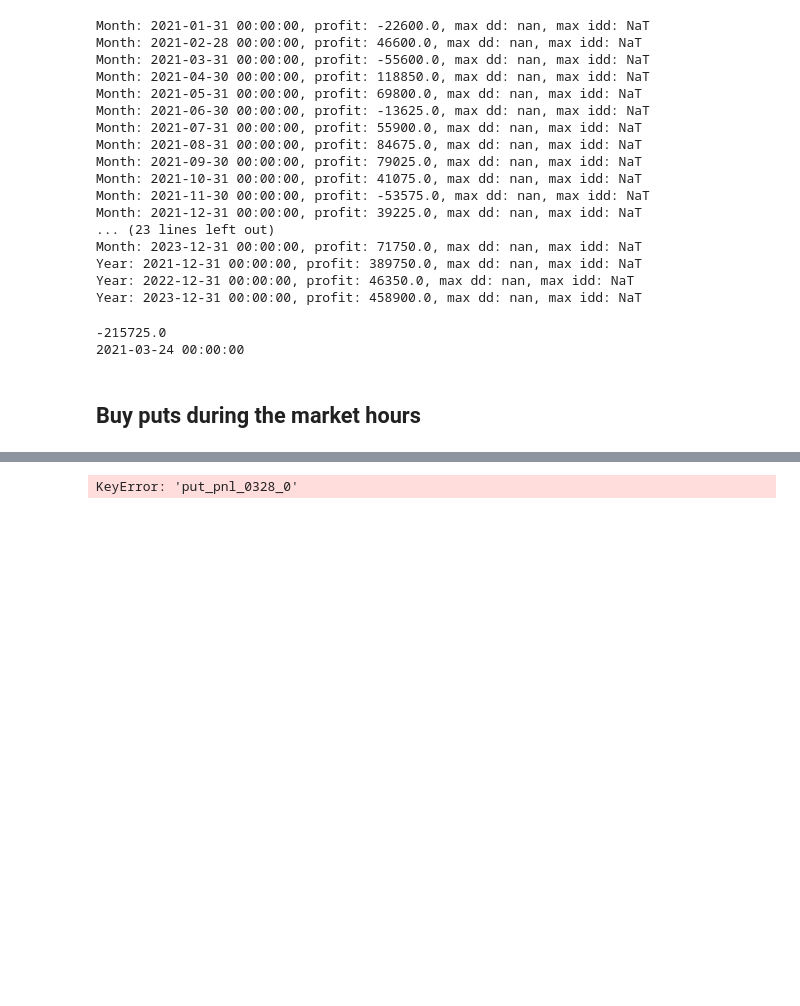
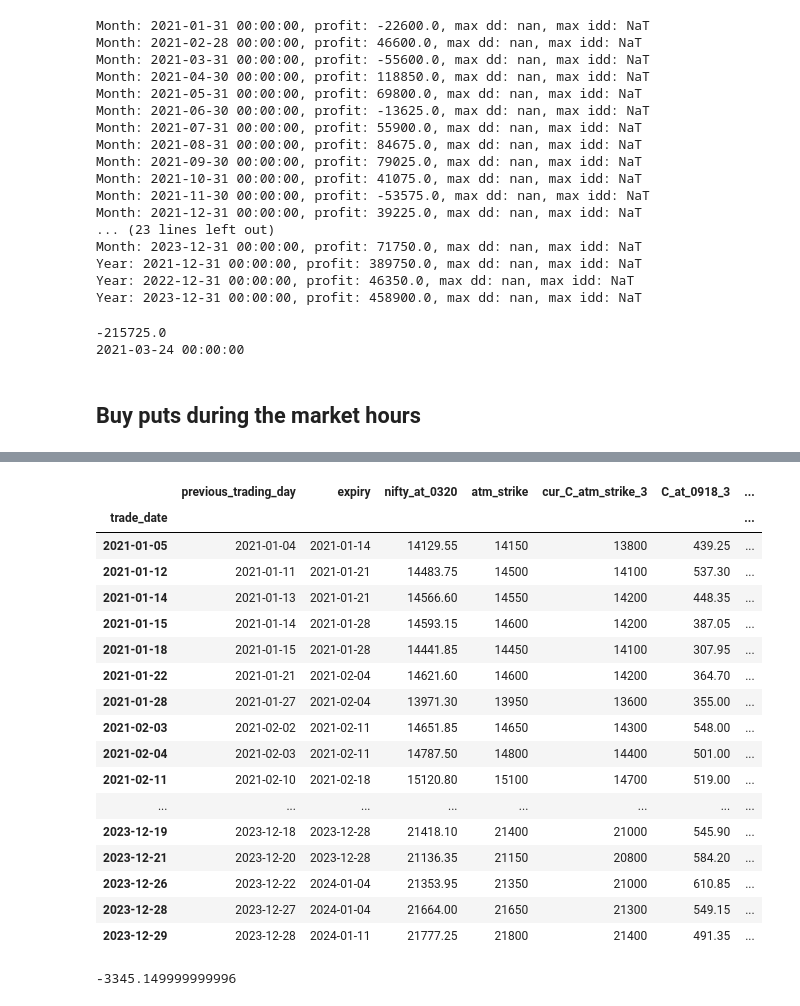
Before and after one commit to nitmnit/nifty-analysis, a Jupyter notebook: gapup.ipynb, the cells around one changed output, grey strips where cells are left out. Saved outputs shown, nothing was run; the diff lists cells and outputs as text; code cells hidden in the pictures; blank space fills up the shorter version.

Commit message:
gapup with call side during market hours experiments which failed

```diff
--- a/gapup.ipynb
+++ b/gapup.ipynb
@@ -112,9 +112,9 @@ train_dates = train_dates.copy()
 
 # train_dates["trade_day_before_expiry"] = train_dates.expiry - pd.Timedelta(days=day_before_expiry)
 train_dates.loc[:, "nifty_at_0320"] = train_dates.apply(lambda r: get_nifty_price(r.previous_trading_day.date(), dt.time(hour=15, minute=20)), axis=1)
-train_dates.loc[:, "td_nifty_at_0918"] = train_dates.apply(lambda r: get_nifty_price(r.name.date(), sell_time), axis=1)
-train_dates.loc[:, "td_nifty_at_0328"] = train_dates.apply(lambda r: get_nifty_price(r.name.date(), buy_time), axis=1)
-train_dates.loc[:, "td_nifty_diff"] = train_dates.td_nifty_at_0918 - train_dates.td_nifty_at_0328
+train_dates.loc[:, "td_nifty_at_0918"] = train_dates.apply(lambda r: get_nifty_price(r.name.date(), dt.time(hour=9, minute=15)), axis=1)
+train_dates.loc[:, "td_nifty_at_0328"] = train_dates.apply(lambda r: get_nifty_price(r.name.date(), dt.time(hour=15, minute=29)), axis=1)
+train_dates.loc[:, "td_nifty_diff"] = train_dates.td_nifty_at_0328 - train_dates.td_nifty_at_0918
 train_dates.loc[:, "nifty_at_buy"] = train_dates.apply(lambda r: get_nifty_price(r.previous_trading_day.date(), buy_time), axis=1)
 train_dates.loc[:, "nifty_at_sell"] = train_dates.apply(lambda r: get_nifty_price(r.name.date(), sell_time), axis=1)
 train_dates.loc[:, "nifty_diff"] = train_dates.nifty_at_sell - train_dates.nifty_at_buy
@@ -422,22 +449,45 @@ put PnL at 3:28 for strike: 3, Total: -518050.0, Per Day: -1407.7445652173913, D
 # %%
-num = 0
+num = 3
 pd.set_option("display.max_colwidth", None)
 pd.set_option("display.max_rows", 2000)
-pnl_key = f"put_pnl_0328_{num}"
+pnl_key = f"{otype}_pnl_0328_{num}"
 train_dates["dd"] = train_dates[pnl_key]
 
-for idx, row in train_dates.iterrows():
-    pr = train_dates.shift(1).loc[idx]
+for idx, row in train_dates[train_dates[f"{otype}_pnl_0328_{num}"].notna()].iterrows():
+    pr = train_dates[train_dates[f"{otype}_pnl_0328_{num}"].notna()].shift(1).loc[idx]
     if pd.isna(pr.atm_strike) or pd.isnull(pr.atm_strike):
         continue
     train_dates.loc[idx, "dd"] = pr.dd + row[pnl_key]
 
 def format_float(value):
     return f'{value:.2f}'
 
 # Set the display.float_format option to use the formatting function
 pd.options.display.float_format = format_float
+train_dates.style.set_sticky(axis="columns")
 
-train_dates[["previous_trading_day", "expiry", "nifty_at_0320", "atm_strike", f"cur_put_atm_strike_{num}", f"put_at_0918_{num}", f"put_at_0328_{num}", pnl_key, "td_nifty_diff", "td_nifty_at_0918", "td_nifty_at_1528", f"put_pnl_pc_{num}", "dd"]]
+train_dates[train_dates[f"{otype}_pnl_0328_{num}"].notna()][["previous_trading_day", "expiry", "nifty_at_0320", "atm_strike", f"cur_{otype}_atm_strike_{num}", f"{otype}_at_0918_{num}", f"{otype}_at_0328_{num}", pnl_key, "td_nifty_diff", "td_nifty_at_0918", "td_nifty_at_0328", f"{otype}_pnl_pc_{num}", "dd"]]
 # %% [output]
-KeyError: 'put_pnl_0328_0'
+|  | previous_trading_day | expiry | nifty_at_0320 | atm_strike | cur_C_atm_strike_3 | C_at_0918_3 | ... |
+| trade_date |  |  |  |  |  |  | ... |
+| 2021-01-05 | 2021-01-04 | 2021-01-14 | 14129.55 | 14150 | 13800 | 439.25 | ... |
+| 2021-01-12 | 2021-01-11 | 2021-01-21 | 14483.75 | 14500 | 14100 | 537.30 | ... |
+| 2021-01-14 | 2021-01-13 | 2021-01-21 | 14566.60 | 14550 | 14200 | 448.35 | ... |
+| 2021-01-15 | 2021-01-14 | 2021-01-28 | 14593.15 | 14600 | 14200 | 387.05 | ... |
+| 2021-01-18 | 2021-01-15 | 2021-01-28 | 14441.85 | 14450 | 14100 | 307.95 | ... |
+| 2021-01-22 | 2021-01-21 | 2021-02-04 | 14621.60 | 14600 | 14200 | 364.70 | ... |
+| 2021-01-28 | 2021-01-27 | 2021-02-04 | 13971.30 | 13950 | 13600 | 355.00 | ... |
+| 2021-02-03 | 2021-02-02 | 2021-02-11 | 14651.85 | 14650 | 14300 | 548.00 | ... |
+| 2021-02-04 | 2021-02-03 | 2021-02-11 | 14787.50 | 14800 | 14400 | 501.00 | ... |
+| 2021-02-11 | 2021-02-10 | 2021-02-18 | 15120.80 | 15100 | 14700 | 519.00 | ... |
+| ... | ... | ... | ... | ... | ... | ... | ... |
+| 2023-12-19 | 2023-12-18 | 2023-12-28 | 21418.10 | 21400 | 21000 | 545.90 | ... |
+| 2023-12-21 | 2023-12-20 | 2023-12-28 | 21136.35 | 21150 | 20800 | 584.20 | ... |
+| 2023-12-26 | 2023-12-22 | 2024-01-04 | 21353.95 | 21350 | 21000 | 610.85 | ... |
+| 2023-12-28 | 2023-12-27 | 2024-01-04 | 21664.00 | 21650 | 21300 | 549.15 | ... |
+| 2023-12-29 | 2023-12-28 | 2024-01-11 | 21777.25 | 21800 | 21400 | 491.35 | ... |
+# %%
+# 1154.999999999991 for 918 to 328
+train_dates.td_nifty_diff.sum()
+# %% [output]
+-3345.149999999996
```
Also changed, not shown: parts of 3 cells of this notebook.
